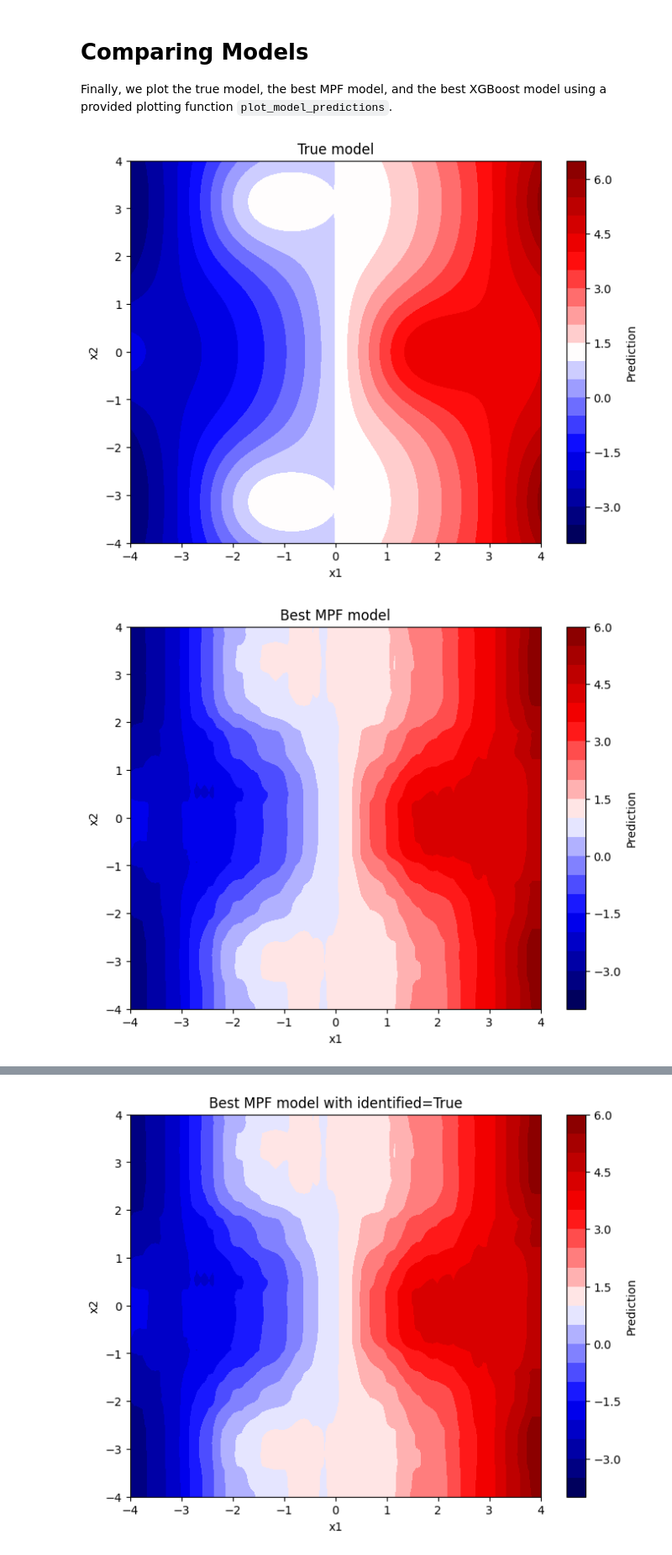
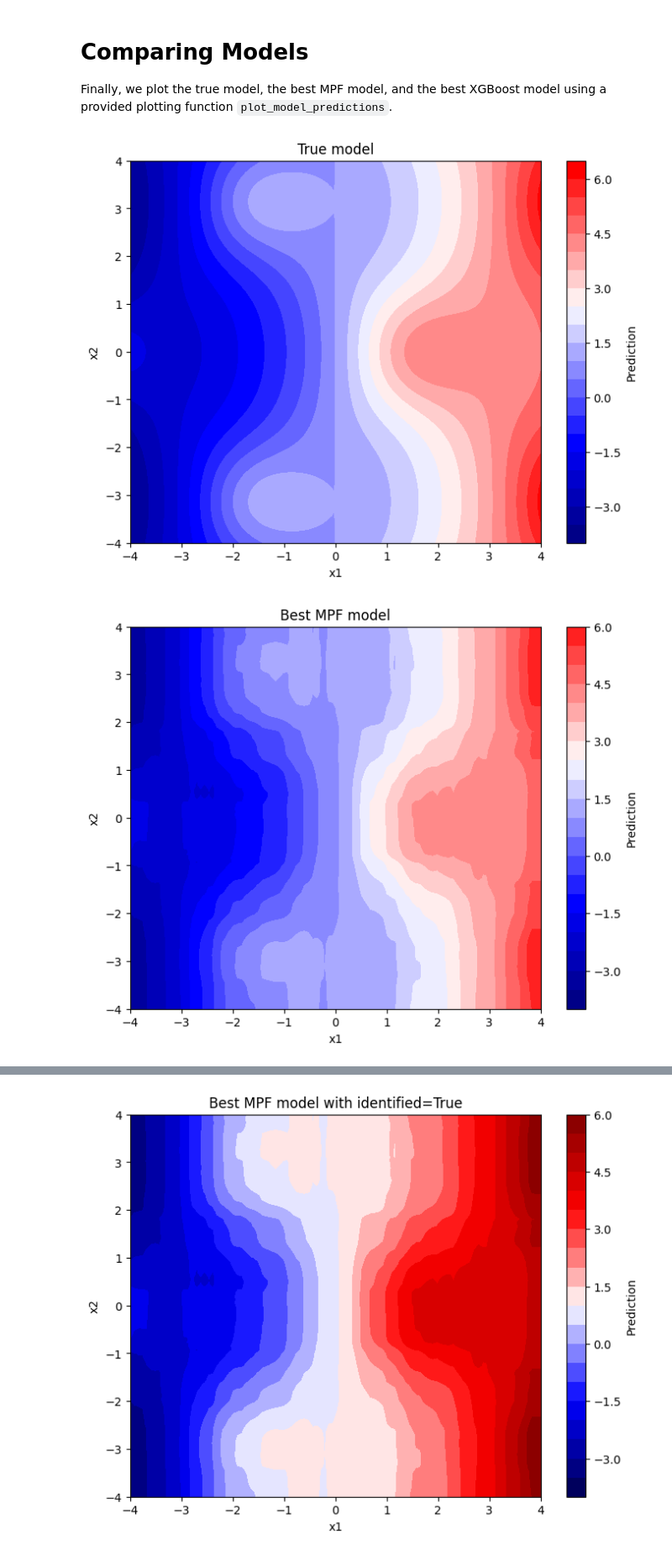
Before and after one commit to jyliuu/MPF, a Jupyter notebook: mpf-py/notebooks/hyperparameter_tuning.ipynb, the cells around one changed output, grey strips where cells are left out. Shown: that part at 84% size. Cells and saved outputs as stored; diff of their text form; code cells hidden in the pictures.

```diff
--- a/mpf-py/notebooks/hyperparameter_tuning.ipynb
+++ b/mpf-py/notebooks/hyperparameter_tuning.ipynb
@@ -37,7 +37,8 @@ best_model, best_fr, best_params, best_error = random_hyperparam_search_parallel
         "split_try": lambda: randint(5, 21).rvs(),         # 5 to 20 inclusive
         "n_trees": lambda: randint(10, 101).rvs(),         # 10 to 100 inclusive
         "colsample_bytree": lambda: 1.0,
-        "identified": lambda: False
+        "identification_strategy": lambda: np.random.choice(["l1","l2"]),
+        "combination_strategy": lambda: np.random.choice(["arith_mean","arith_geom_mean","median"])
     })
 print("Best hyperparameters for MPF:", best_params)
 print("Best CV MSE for MPF:", best_error)
@@ -224,9 +225,9 @@ Best xgboost CV MSE: 0.26044343396645886
  Finally, we plot the true model, the best MPF model, and the best XGBoost model using a provided plotting function `plot_model_predictions`.
 # %%
 # Assuming plot_model_predictions is defined in your environment
-plot_2d_model_predictions(true_model3, title="True model")
-plot_2d_model_predictions(lambda x: best_model.predict(x), title="Best MPF model")
-plot_2d_model_predictions(lambda x: best_model_xgboost.predict(x), title="Best XGBoost model")
+plot_2d_model_predictions(true_model3, color_bounds=(-5,10), title="True model")
+plot_2d_model_predictions(lambda x: best_model.predict(x), color_bounds=(-5,10), title="Best MPF model")
+plot_2d_model_predictions(lambda x: best_model_xgboost.predict(x), color_bounds=(-5,10), title="Best XGBoost model")
 # %% [output]
-[figure, old version]
+[figure, new version]
-[figure, old version]
+[figure, new version]
```
Also changed, not shown: parts of 1 cell of this notebook, 4 other files.
